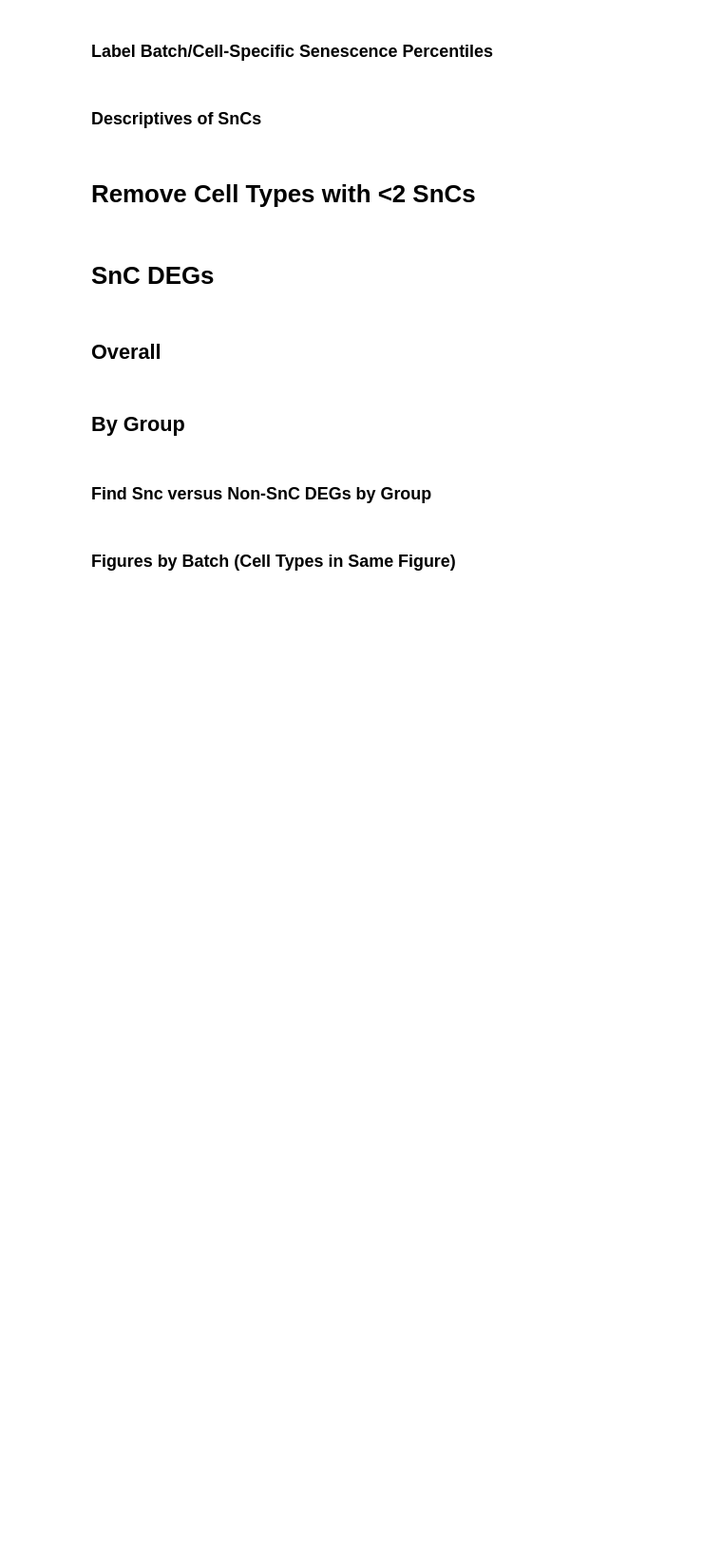
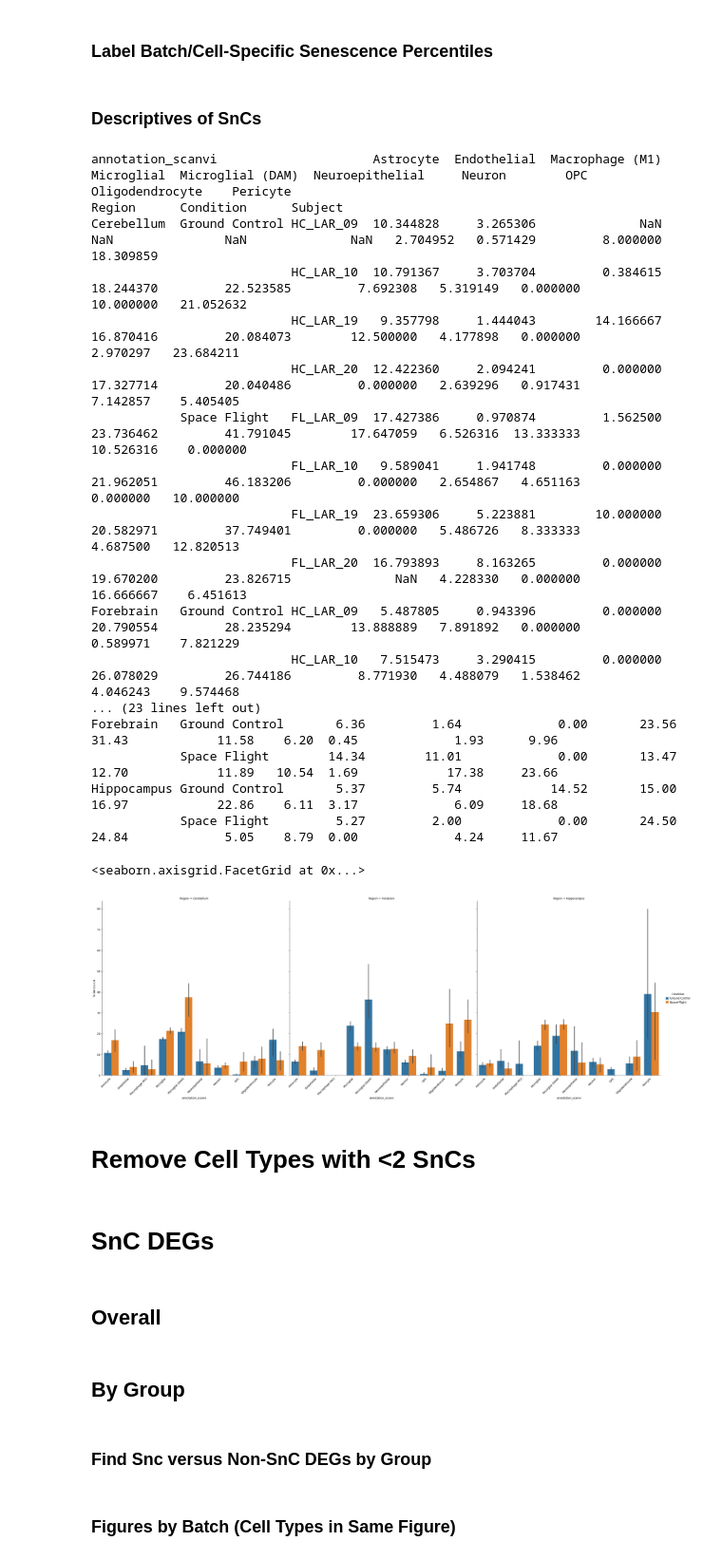
Before and after one commit to OpenScienceDataRepo/Brain_AWG, a Jupyter notebook: Senescence/analyze_senescence_celltype_specific_threshold_927_928_929_930_931_932.ipynb, the cells around one changed output. Shown at 95% size. Cells and saved outputs as stored; diff of their text form; code cells hidden in the pictures; blank space fills up the shorter version.

Commit message:
April 1 senescence workflow run for new scRNA-seq data

```diff
--- a/Senescence/analyze_senescence_celltype_specific_threshold_927_928_929_930_931_932.ipynb
+++ b/Senescence/analyze_senescence_celltype_specific_threshold_927_928_929_930_931_932.ipynb
@@ -161,0 +230,10 @@ print("\n\n", n_cells.sort_values("Percent_Filtered"))
+# %%
+if col_cellsort in self.rna.obs:
+    for x in cols_cct:
+        print(f"\n\n*** Cell Type Annotation: {x} ***\n\n")
+        print(self.rna.obs[[col_cellsort, x]].groupby(col_cellsort).apply(
+            lambda q: round(100 * q.value_counts(normalize=True)),
+            include_groups=False).unstack(0))
+
+self.rna.obs[cols_cct].groupby(cols_cct[0]).apply(lambda x: round(
+    100 * x.value_counts(normalize=True), 2), include_groups=False)
@@ -310,12 +484,15 @@ p_h = 3
 perc_s_h, perc_h = str(100 - p_h) + "%", 1 - (p_h / 100)
 print("Percentile for Threshold:", perc_s)
 for u in sen_metrics:
+    for x in [f"Senescence_Threshold_{u}", f"Senescence_Threshold_{u}_{p_h}"]:
+        if x in self.rna.obs:
+            self.rna.obs = self.rna.obs.drop(x, axis=1)
     self.rna.obs = self.rna.obs.join(self.rna.obs[self.rna.obs[
         col_batch] == keys[col_batch]["key_control"]].groupby(
             col_celltype).apply(lambda x: x[f"score_{u}"].describe(
                 percentiles=[perc])[perc_s], include_groups=False).to_frame(
-                    f"Senescence_Threshold_{u}"), on=col_celltype).loc[
-                        self.rna.obs.index]
+                    f"Senescence_Threshold_{u}"),
+                on=col_celltype).loc[self.rna.obs.index]
     self.rna.obs = self.rna.obs.join(self.rna.obs[self.rna.obs[
         col_batch] == keys[col_batch]["key_control"]].groupby(
             col_celltype).apply(lambda x: x[f"score_{u}"].describe(
@@ -356,6 +533,9 @@ for x in sen_metrics:
     print(x, round(self.rna.obs[[
         f"Senescent_Cell_Label_{x}", col_celltype]].value_counts(
             normalize=True).sort_index() * 100, 1).unstack(0))
+    print("\n\n", x, round(self.rna.obs.groupby(col_celltype)[[
+        f"Senescent_Cell_Label_{x}"]].value_counts(
+            normalize=True).sort_index() * 100, 1).unstack(0))
 
 # Choose Metrics for Main Analysis
 # for x in ["Senescent_Cell_Label", "Senescent_Cell", "SnC_hierarchy",
@@ -371,7 +551,7 @@ self.rna.obs.loc[
                 str) + self.rna.obs[
                     col_celltype].astype(str)  # lower threshold SnC by type
 genes = marker_gene_sets.loc["Senmayo"] if (
-    use_metric == "senmayo") else genes_senepy  # main senescence gene list
+    use_metric == "senmayo") else markers_snc  # main senescence gene list
 
 # Avoid Nesting Duplication Issues
 # self.rna.obs.loc[:, "SnC_hierarchy"] = self.rna.obs[
@@ -419,13 +617,39 @@ genes = marker_gene_sets.loc["Senmayo"] if (
 # %% [markdown]
 ### Descriptives of SnCs
 # %%
+df_snc_burden = self.rna.obs.groupby([
+    col_celltype, col_region, col_condition, col_subject]).apply(
+        lambda x: 100 * x["Senescent_Cell"].astype(
+            int).mean(), include_groups=False).unstack(col_celltype)
+print(df_snc_burden, "\n\n\n")
 print("Percent Senescent: \n\n", round(self.rna.obs.groupby([
-    col_celltype, col_batch]).apply(lambda x: x["Senescent_Cell"].astype(
-        int).value_counts(normalize=True), include_groups=False) * 100,
-    2).unstack(col_celltype))
-sns.catplot(self.rna.obs, y="Senescent_Cell", x=col_celltype,
-            hue=col_batch, kind="bar", height=10)
-plt.xticks(rotation=45, ha="right")
+    col_celltype, col_region, col_condition]).apply(
+        lambda x: 100 * x["Senescent_Cell"].astype(
+            int).mean(), include_groups=False).unstack(col_celltype), 2))
+fig = sns.catplot(df_snc_burden.stack().to_frame("% Senescent"),
+                  y="% Senescent", x=col_celltype, hue=col_condition,
+                  col=col_region, kind="bar", height=10)
+fig.set_xticklabels(rotation=45, horizontalalignment="right")
+# %% [output]
+annotation_scanvi                     Astrocyte  Endothelial  Macrophage (M1)  Microglial  Microglial (DAM)  Neuroepithelial     Neuron        OPC  Oligodendrocyte    Pericyte
+Region      Condition      Subject
+Cerebellum  Ground Control HC_LAR_09  10.344828     3.265306              NaN         NaN               NaN              NaN   2.704952   0.571429         8.000000   18.309859
+                           HC_LAR_10  10.791367     3.703704         0.384615   18.244370         22.523585         7.692308   5.319149   0.000000        10.000000   21.052632
+                           HC_LAR_19   9.357798     1.444043        14.166667   16.870416         20.084073        12.500000   4.177898   0.000000         2.970297   23.684211
+                           HC_LAR_20  12.422360     2.094241         0.000000   17.327714         20.040486         0.000000   2.639296   0.917431         7.142857    5.405405
+            Space Flight   FL_LAR_09  17.427386     0.970874         1.562500   23.736462         41.791045        17.647059   6.526316  13.333333        10.526316    0.000000
+                           FL_LAR_10   9.589041     1.941748         0.000000   21.962051         46.183206         0.000000   2.654867   4.651163         0.000000   10.000000
+                           FL_LAR_19  23.659306     5.223881        10.000000   20.582971         37.749401         0.000000   5.486726   8.333333         4.687500   12.820513
+                           FL_LAR_20  16.793893     8.163265         0.000000   19.670200         23.826715              NaN   4.228330   0.000000        16.666667    6.451613
+Forebrain   Ground Control HC_LAR_09   5.487805     0.943396         0.000000   20.790554         28.235294        13.888889   7.891892   0.000000         0.589971    7.821229
+                           HC_LAR_10   7.515473     3.290415         0.000000   26.078029         26.744186         8.771930   4.488079   1.538462         4.046243    9.574468
+... (23 lines left out)
+Forebrain   Ground Control       6.36         1.64             0.00       23.56             31.43            11.58    6.20  0.45             1.93      9.96
+            Space Flight        14.34        11.01             0.00       13.47             12.70            11.89   10.54  1.69            17.38     23.66
+Hippocampus Ground Control       5.37         5.74            14.52       15.00             16.97            22.86    6.11  3.17             6.09     18.68
+            Space Flight         5.27         2.00             0.00       24.50             24.84             5.05    8.79  0.00             4.24     11.67
+<seaborn.axisgrid.FacetGrid at 0x...>
+[figure, added]
 # %% [markdown]
 # Remove Cell Types with <2 SnCs
 # %%
```
Also changed, not shown: parts of 36 cells of this notebook, 3 other files.
